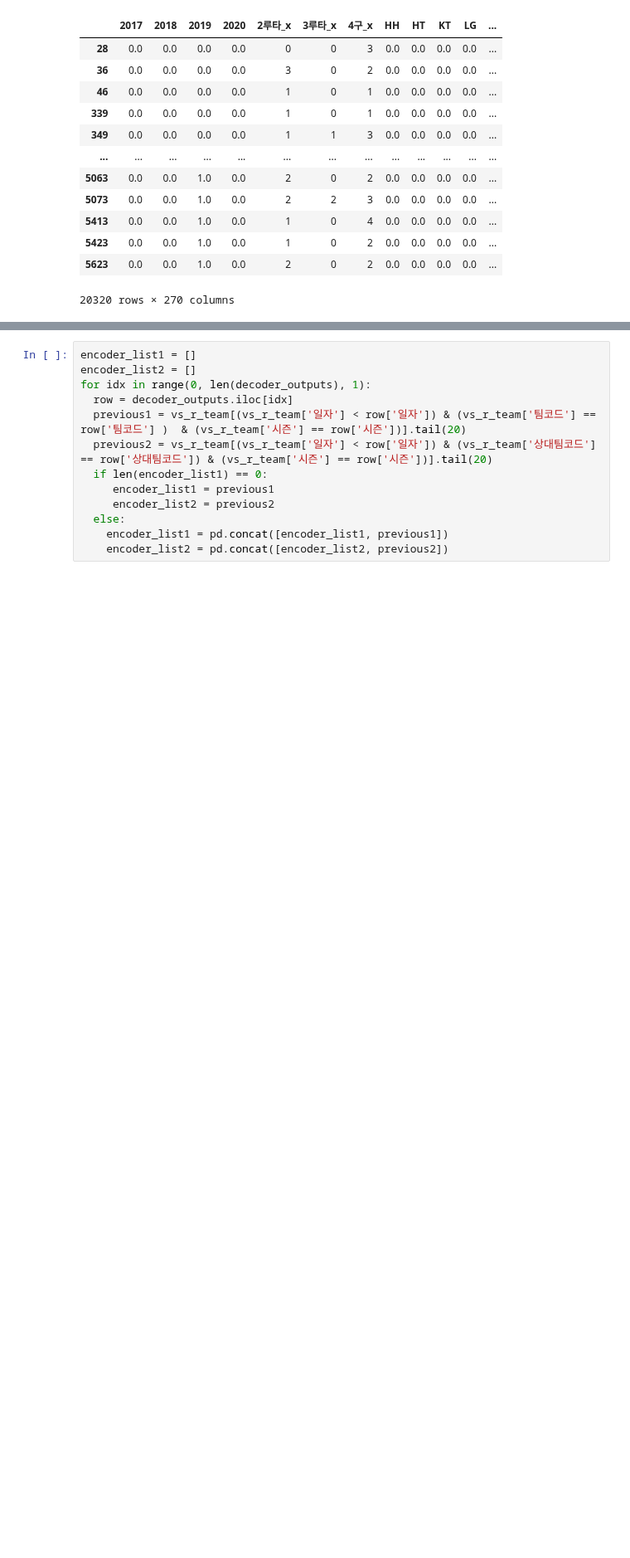
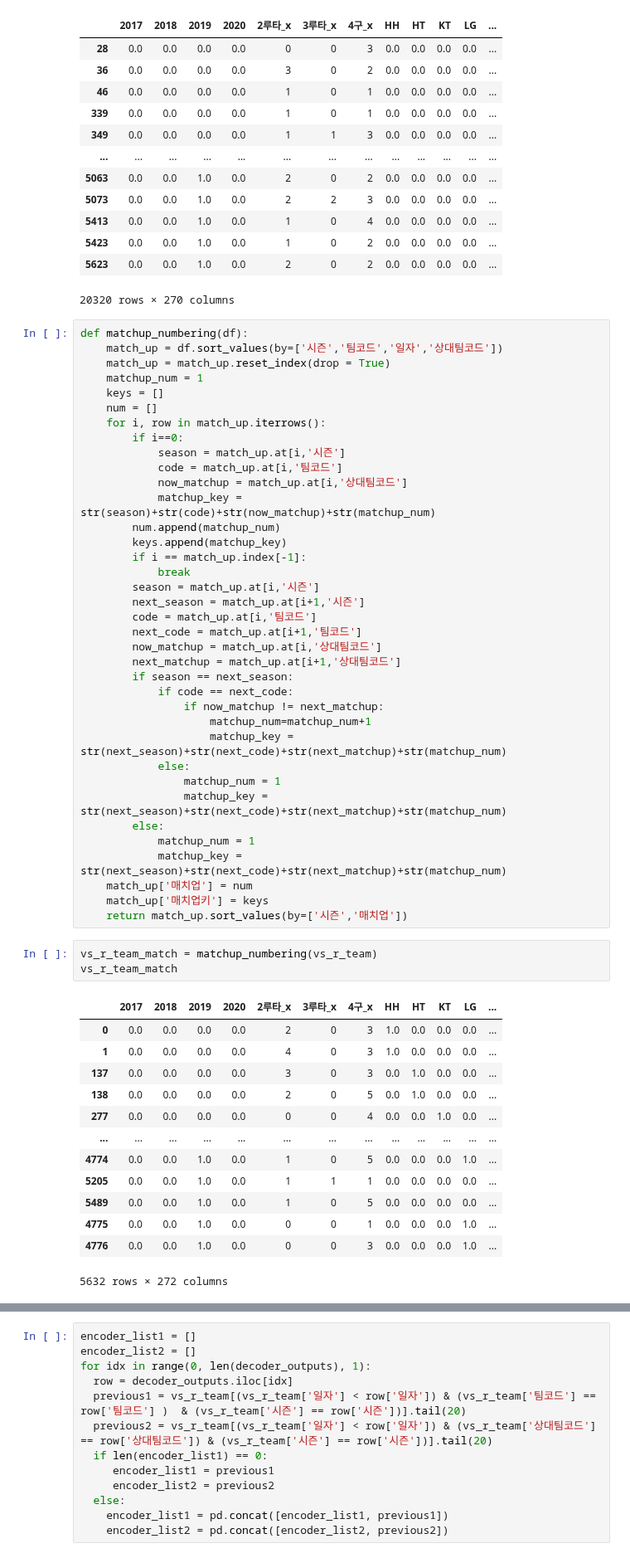
Before and after one commit to seonghunYang/big_contest2020, a Jupyter notebook: Untitled0.ipynb, the cells around one changed output, grey strips where cells are left out. Shown at 83% size. Cells and saved outputs as stored; diff of their text form; blank space fills up the shorter version.

```diff
--- a/Untitled0.ipynb
+++ b/Untitled0.ipynb
@@ -99,3 +99,57 @@ lstm_inputs
 | 5423 | 0.0 | 0.0 | 1.0 | 0.0 | 1 | 0 | 2 | 0.0 | 0.0 | 0.0 | 0.0 | ... |
 | 5623 | 0.0 | 0.0 | 1.0 | 0.0 | 2 | 0 | 2 | 0.0 | 0.0 | 0.0 | 0.0 | ... |
 20320 rows × 270 columns
+# %%
+def matchup_numbering(df):
+    match_up = df.sort_values(by=['시즌','팀코드','일자','상대팀코드'])
+    match_up = match_up.reset_index(drop = True)
+    matchup_num = 1
+    keys = []
+    num = []
+    for i, row in match_up.iterrows():
+        if i==0:
+            season = match_up.at[i,'시즌']
+            code = match_up.at[i,'팀코드']
+            now_matchup = match_up.at[i,'상대팀코드']
+            matchup_key = str(season)+str(code)+str(now_matchup)+str(matchup_num)
+        num.append(matchup_num)
+        keys.append(matchup_key)
+        if i == match_up.index[-1]:
+            break
+        season = match_up.at[i,'시즌']
+        next_season = match_up.at[i+1,'시즌']
+        code = match_up.at[i,'팀코드']
+        next_code = match_up.at[i+1,'팀코드']
+        now_matchup = match_up.at[i,'상대팀코드']
+        next_matchup = match_up.at[i+1,'상대팀코드']
+        if season == next_season:
+            if code == next_code:
+                if now_matchup != next_matchup:
+                    matchup_num=matchup_num+1
+                    matchup_key = str(next_season)+str(next_code)+str(next_matchup)+str(matchup_num)
+            else:
+                matchup_num = 1
+                matchup_key = str(next_season)+str(next_code)+str(next_matchup)+str(matchup_num)
+        else:
+            matchup_num = 1
+            matchup_key = str(next_season)+str(next_code)+str(next_matchup)+str(matchup_num)
+    match_up['매치업'] = num
+    match_up['매치업키'] = keys
+    return match_up.sort_values(by=['시즌','매치업'])
+# %%
+vs_r_team_match = matchup_numbering(vs_r_team)
+vs_r_team_match
+# %% [output]
+|  | 2017 | 2018 | 2019 | 2020 | 2루타_x | 3루타_x | 4구_x | HH | HT | KT | LG | ... |
+| 0 | 0.0 | 0.0 | 0.0 | 0.0 | 2 | 0 | 3 | 1.0 | 0.0 | 0.0 | 0.0 | ... |
+| 1 | 0.0 | 0.0 | 0.0 | 0.0 | 4 | 0 | 3 | 1.0 | 0.0 | 0.0 | 0.0 | ... |
+| 137 | 0.0 | 0.0 | 0.0 | 0.0 | 3 | 0 | 3 | 0.0 | 1.0 | 0.0 | 0.0 | ... |
+| 138 | 0.0 | 0.0 | 0.0 | 0.0 | 2 | 0 | 5 | 0.0 | 1.0 | 0.0 | 0.0 | ... |
+| 277 | 0.0 | 0.0 | 0.0 | 0.0 | 0 | 0 | 4 | 0.0 | 0.0 | 1.0 | 0.0 | ... |
+| ... | ... | ... | ... | ... | ... | ... | ... | ... | ... | ... | ... | ... |
+| 4774 | 0.0 | 0.0 | 1.0 | 0.0 | 1 | 0 | 5 | 0.0 | 0.0 | 0.0 | 1.0 | ... |
+| 5205 | 0.0 | 0.0 | 1.0 | 0.0 | 1 | 1 | 1 | 0.0 | 0.0 | 0.0 | 0.0 | ... |
+| 5489 | 0.0 | 0.0 | 1.0 | 0.0 | 1 | 0 | 5 | 0.0 | 0.0 | 0.0 | 0.0 | ... |
+| 4775 | 0.0 | 0.0 | 1.0 | 0.0 | 0 | 0 | 1 | 0.0 | 0.0 | 0.0 | 1.0 | ... |
+| 4776 | 0.0 | 0.0 | 1.0 | 0.0 | 0 | 0 | 3 | 0.0 | 0.0 | 0.0 | 1.0 | ... |
+5632 rows × 272 columns
```
Also changed, not shown: parts of 5 cells of this notebook.
